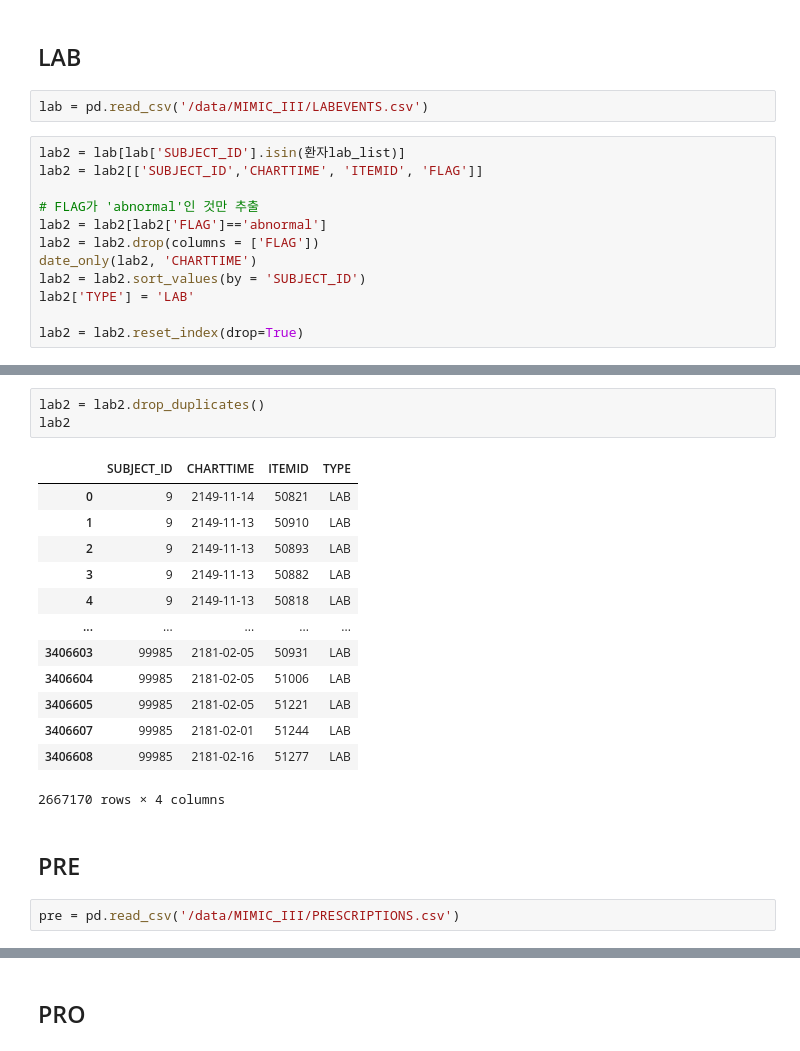
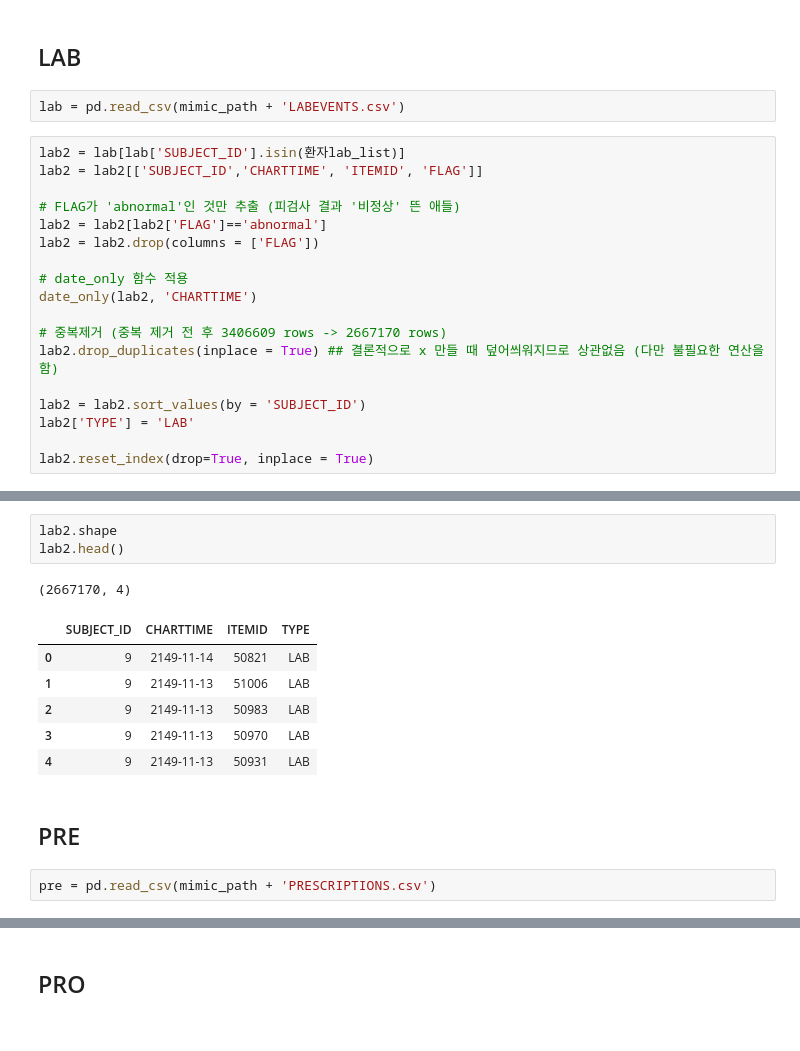
Before and after one commit to GaYounKoh/DSML_re, a Jupyter notebook: [해외논문] Journal of Biomedical Informatics/01 데이터 전처리.ipynb, the cells around one changed output, grey strips where cells are left out. Drawn from its saved outputs; the diff is of its cells as text.

```diff
--- a/[해외논문] Journal of Biomedical Informatics/01 데이터 전처리.ipynb
+++ b/[해외논문] Journal of Biomedical Informatics/01 데이터 전처리.ipynb
@@ -86,16 +108,22 @@ def date_only(df, x):
 # %% [markdown]
 ## LAB
 # %%
-lab = pd.read_csv('/data/MIMIC_III/LABEVENTS.csv')
+lab = pd.read_csv(mimic_path + 'LABEVENTS.csv')
 # %%
 lab2 = lab[lab['SUBJECT_ID'].isin(환자lab_list)]
 lab2 = lab2[['SUBJECT_ID','CHARTTIME', 'ITEMID', 'FLAG']]
 
-# FLAG가 'abnormal'인 것만 추출
+# FLAG가 'abnormal'인 것만 추출 (피검사 결과 '비정상' 뜬 애들)
 lab2 = lab2[lab2['FLAG']=='abnormal']
 lab2 = lab2.drop(columns = ['FLAG'])
+
+# date_only 함수 적용
 date_only(lab2, 'CHARTTIME')
+
+# 중복제거 (중복 제거 전 후 3406609 rows -> 2667170 rows)
+lab2.drop_duplicates(inplace = True) ## 결론적으로 x 만들 때 덮어씌워지므로 상관없음 (다만 불필요한 연산을 함)
+
 lab2 = lab2.sort_values(by = 'SUBJECT_ID')
 lab2['TYPE'] = 'LAB'
 
-lab2 = lab2.reset_index(drop=True)
+lab2.reset_index(drop=True, inplace = True)
@@ -107,24 +130,18 @@ lab2 = lab2.reset_index(drop=True)
-# %%
-lab2 = lab2.drop_duplicates()
-lab2
-# %% [output]
-|  | SUBJECT_ID | CHARTTIME | ITEMID | TYPE |
-| 0 | 9 | 2149-11-14 | 50821 | LAB |
-| 1 | 9 | 2149-11-13 | 50910 | LAB |
-| 2 | 9 | 2149-11-13 | 50893 | LAB |
-| 3 | 9 | 2149-11-13 | 50882 | LAB |
-| 4 | 9 | 2149-11-13 | 50818 | LAB |
-| ... | ... | ... | ... | ... |
-| 3406603 | 99985 | 2181-02-05 | 50931 | LAB |
-| 3406604 | 99985 | 2181-02-05 | 51006 | LAB |
-| 3406605 | 99985 | 2181-02-05 | 51221 | LAB |
-| 3406607 | 99985 | 2181-02-01 | 51244 | LAB |
-| 3406608 | 99985 | 2181-02-16 | 51277 | LAB |
-2667170 rows × 4 columns
+# %%
+lab2.shape
+lab2.head()
+# %% [output]
+(2667170, 4)
+|  | SUBJECT_ID | CHARTTIME | ITEMID | TYPE |
+| 0 | 9 | 2149-11-14 | 50821 | LAB |
+| 1 | 9 | 2149-11-13 | 51006 | LAB |
+| 2 | 9 | 2149-11-13 | 50983 | LAB |
+| 3 | 9 | 2149-11-13 | 50970 | LAB |
+| 4 | 9 | 2149-11-13 | 50931 | LAB |
 # %% [markdown]
 ## PRE
 # %%
-pre = pd.read_csv('/data/MIMIC_III/PRESCRIPTIONS.csv')
+pre = pd.read_csv(mimic_path + 'PRESCRIPTIONS.csv')
 # %%
 pre2 = pre[pre['SUBJECT_ID'].isin(환자lab_list)]
 pre2 = pre2[['SUBJECT_ID', 'STARTDATE', 'ENDDATE', 'NDC']]
```
Also changed, not shown: parts of 25 cells of this notebook.
